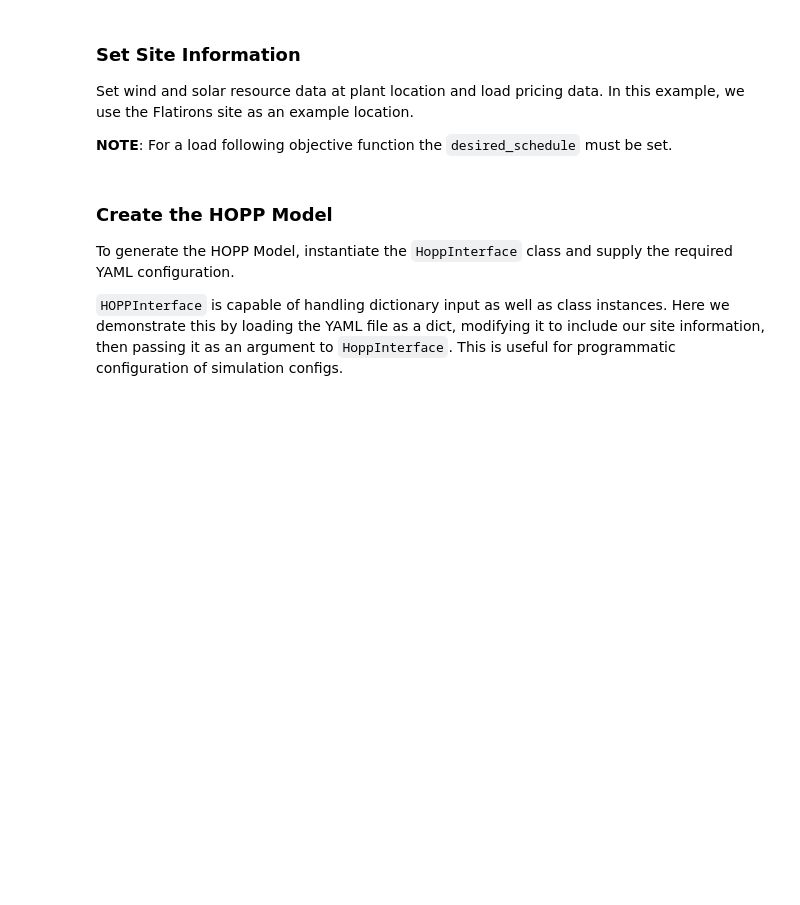
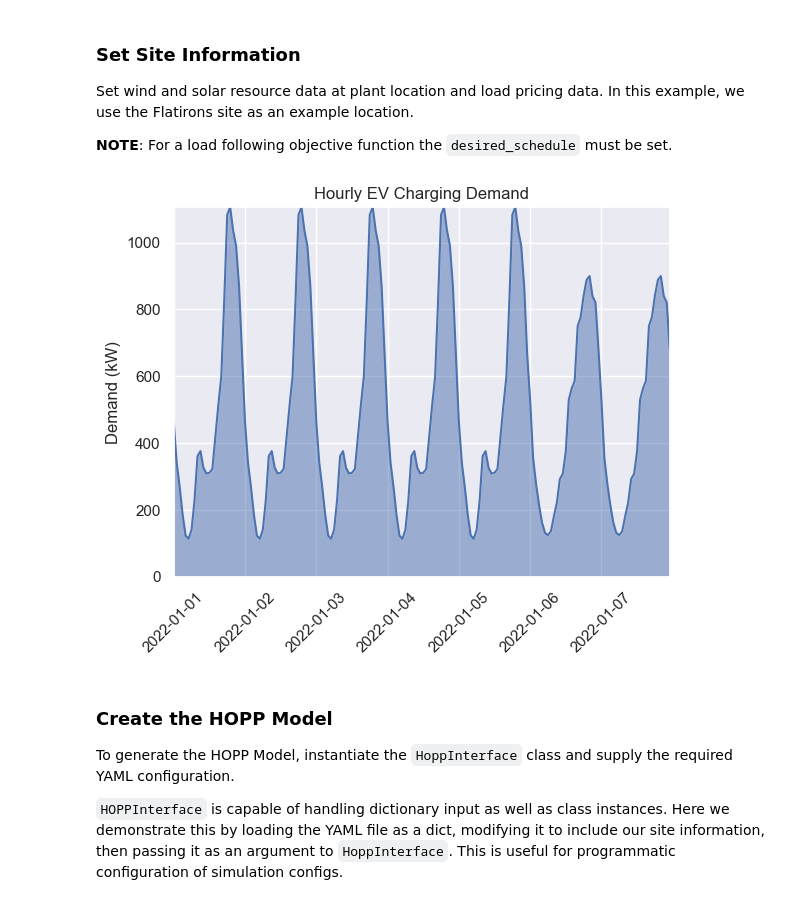
Before and after one commit to camirmas/HOPP, a Jupyter notebook: ev/notebooks/ev-load-following-battery.ipynb, the cells around one changed output. Cells and saved outputs as stored; diff of their text form; code cells hidden in the pictures; blank space fills up the shorter version.

```diff
--- a/ev/notebooks/ev-load-following-battery.ipynb
+++ b/ev/notebooks/ev-load-following-battery.ipynb
@@ -30,3 +35,19 @@ ev_load = pd.read_csv("../data/boulder_demand_evi.csv", header=None)
+# %%
+fig, ax = plt.subplots()
+periods = 24*7
+load = ev_load.iloc[:periods, 0]
+
+ax.plot(dates, load)
+ax.fill_between(dates, 0, load, alpha=0.5)
+
+ax.set_xticks(ax.get_xticks(), ax.get_xticklabels(), rotation=45)
+
+ax.set_title("Hourly EV Charging Demand")
+ax.set_ylabel("Demand (kW)")
+ax.set_xmargin(0)
+ax.set_ymargin(0)
+# %% [output]
+[figure, added]
 # %%
 DEFAULT_SOLAR_RESOURCE_FILE = ROOT_DIR.parent / "resource_files" / "solar" / "35.2018863_-101.945027_psmv3_60_2012.csv"
 DEFAULT_WIND_RESOURCE_FILE = ROOT_DIR.parent / "resource_files" / "wind" / "35.2018863_-101.945027_windtoolkit_2012_60min_80m_100m.srw"
```
Also changed, not shown: parts of 17 cells of this notebook, 2 other files.
